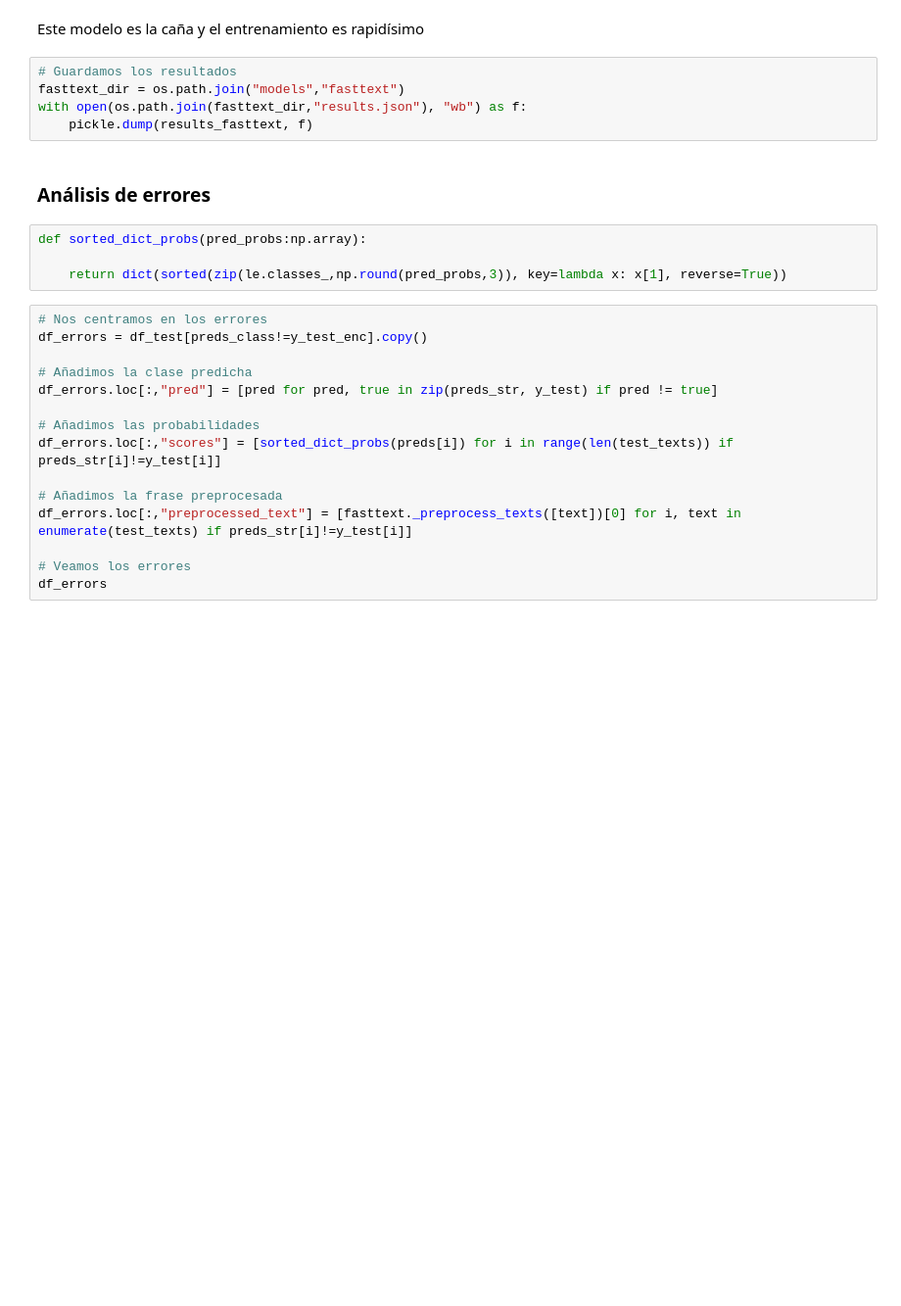
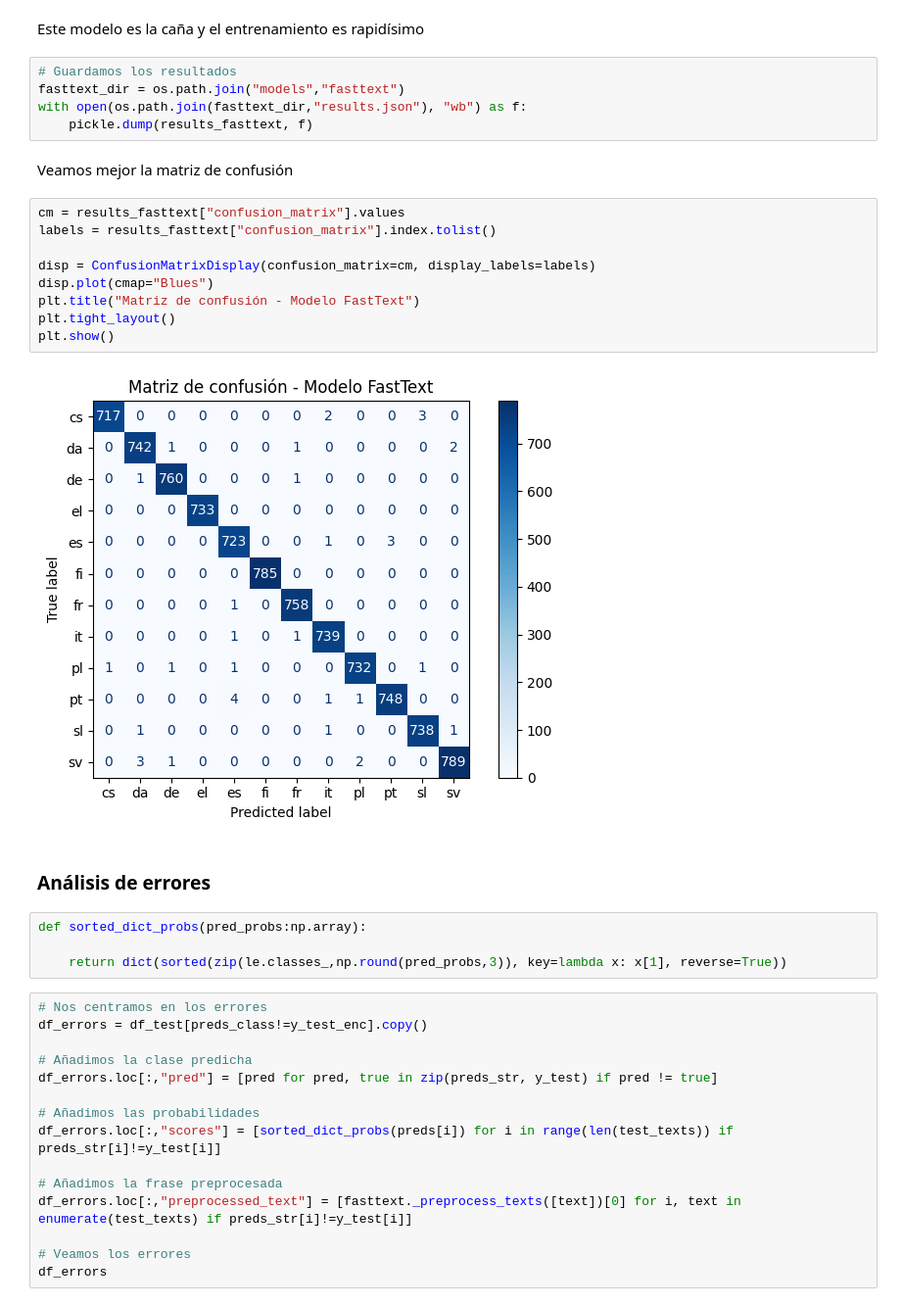
Before and after one commit to jbaezarh/language-detector, a Jupyter notebook: 4. model_fasttext.ipynb, the cells around one changed output. Shown: that part at 98% size. Drawn from its saved outputs; the diff is of its cells as text; blank space fills up the shorter version.

Commit message:
feat: final excecution fasttext

```diff
--- a/4. model_fasttext.ipynb
+++ b/4. model_fasttext.ipynb
@@ -368,6 +362,19 @@ Este modelo es la caña y el entrenamiento es rapidísimo
 fasttext_dir = os.path.join("models","fasttext")
 with open(os.path.join(fasttext_dir,"results.json"), "wb") as f:
     pickle.dump(results_fasttext, f)
+# %% [markdown]
+Veamos mejor la matriz de confusión
+# %%
+cm = results_fasttext["confusion_matrix"].values
+labels = results_fasttext["confusion_matrix"].index.tolist()
+
+disp = ConfusionMatrixDisplay(confusion_matrix=cm, display_labels=labels)
+disp.plot(cmap="Blues")
+plt.title("Matriz de confusión - Modelo FastText")
+plt.tight_layout()
+plt.show()
+# %% [output]
+[figure, added]
 # %% [markdown]
 ### Análisis de errores
 # %%
```
Also changed, not shown: parts of 6 cells of this notebook.
